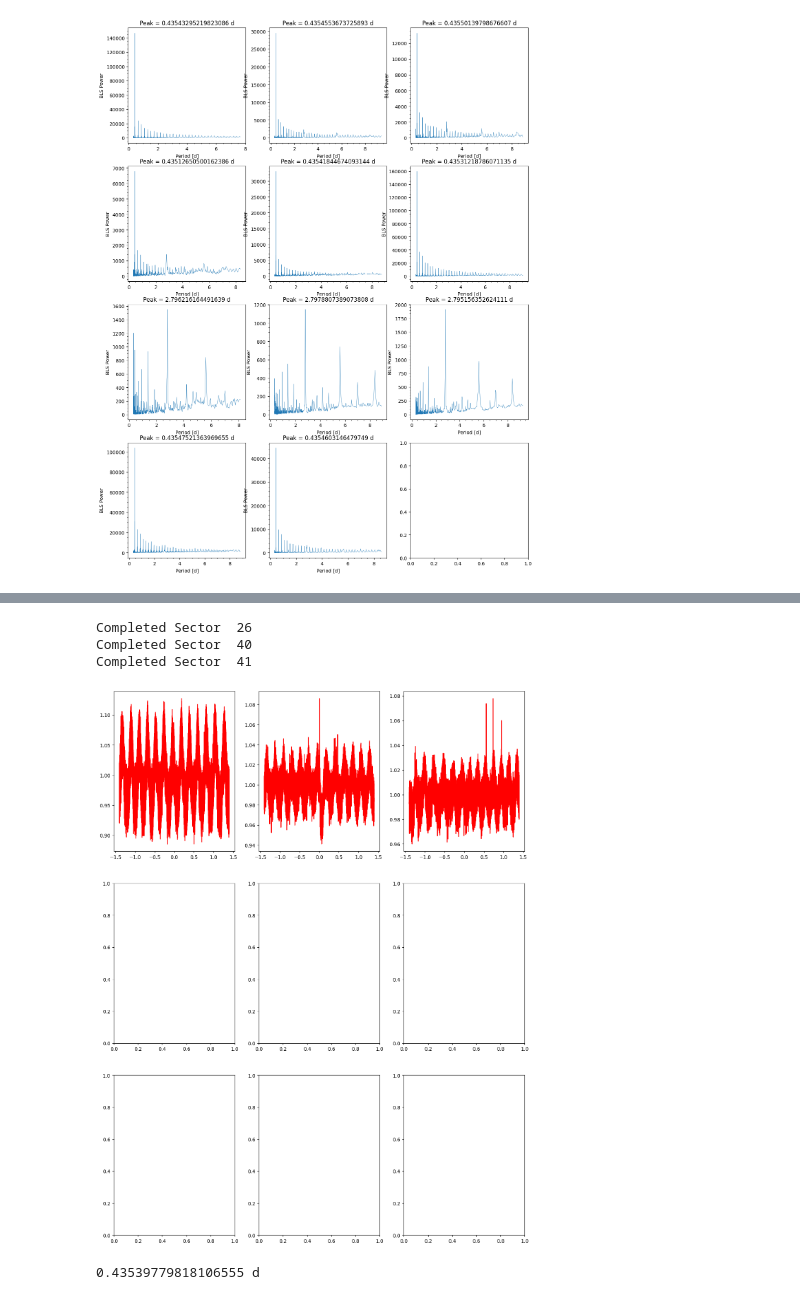
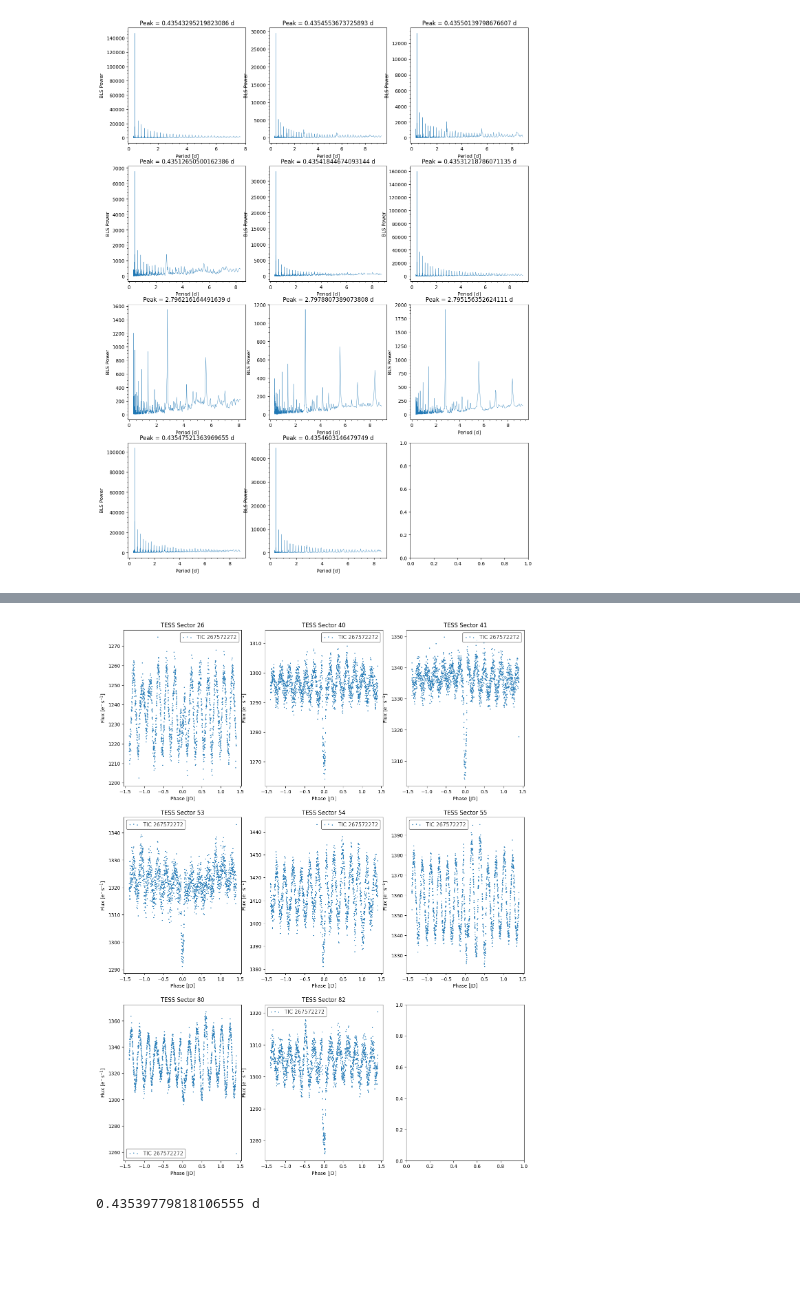
Before and after one commit to BoiseStatePlanetary/HAT-P-37-Transit-Timing-Analysis, a Jupyter notebook: code/Conditioning HAT-P-37 Data.ipynb, the cells around one changed output, grey strips where cells are left out. Saved outputs shown, nothing was run; the diff lists cells and outputs as text; code cells hidden in the pictures; blank space fills up the shorter version.

Commit message:
more adjusting to best detrend data

```diff
--- a/code/Conditioning HAT-P-37 Data.ipynb
+++ b/code/Conditioning HAT-P-37 Data.ipynb
@@ -286,8 +287,8 @@ print(BLS_average_period)
 fig, (ax1, ax2) = plt.subplots(1, 2, figsize=(16,9))
 bls_avg_folded_composite = composite_lc.fold(period=BLS_average_period)
 bls_avg_folded_composite.scatter(ax=ax1, normalize=True);
-for lc in BLS_list:
-    folded_lc = lc.fold(period=BLS_average_period)
+for i, lc in enumerate(BLS_list):
+    folded_lc = lc.fold(period=BLS_EB_period[i])
     folded_lc.scatter(ax=ax2, label=folded_lc.sector, normalize=True);
 # %% [output]
 0.43539779818106555 d
@@ -300,13 +344,18 @@ ax_indices = [(0, 0), (0, 1), (0, 2),
               (2, 0), (2, 1), (2, 2)]
 # note: this is a 1D list, but coded in this shape to help identify plot locations
 binsize = 120./86400. # 120 seconds to days
-test_list = BLS_list[:4]
+
+folded_list = []
 binned_folded_list = []
-for i, lc in enumerate(BLS_list):
-    folded_lc = lc.fold(period=average_period[i])  # with no epoch_time specificed this defaults to the first time in the series
-    binned_folded_lc = folded_lc.bin(binsize)
+for i, lc in enumerate([NO_transits_lc]):
+    folded_lc = lc.fold(period=BLS_EB_period[1])  # with no epoch_time specificed this defaults to the first time in the series
+    folded_lc_shift = lk.LightCurve(time=folded_lc.time - np.min(folded_lc.time), flux=folded_lc.flux, flux_err=folded_lc.flux_err)
+    handfold = lc.time.value % BLS_EB_period[1].value
+    folded_list.append(folded_lc_shift)
+    binned_folded_lc = folded_lc_shift.bin(binsize)
     binned_folded_list.append(binned_folded_lc)
     binned_folded_lc.scatter(ax=axs[ax_indices[i]])
+    axs[ax_indices[i]].scatter(handfold, lc.flux, color="r", zorder=-1)
     axs[ax_indices[i]].set_title(f"TESS Sector {folded_lc.sector}")
     axs[ax_indices[i]].get_legend().remove()  # Suppress the legend because it clutters up the plot.
 # %% [output]
@@ -371,45 +477,42 @@ for i, lc in enumerate(binned_folded_list):
 # %%
 # finally, use the fourier transform function to divide through FULL sector data to remove the EB
 
 fig, axs = plt.subplots(3, 3, figsize=(15, 20)) # create a figure with 4 rows and 3 columns to slot the tess lightcurves into
 ax_indices = [(0, 0), (0, 1), (0, 2),
               (1, 0), (1, 1), (1, 2),
               (2, 0), (2, 1), (2, 2)]
 # note: this is a 1D list, but coded in this shape to help identify plot locations
 # popt_fourier_bf_data
 
-for i, lc in enumerate(BLS_list[:3]):  # full sector light curves that are contaiminated by the EB
+for i, lc in enumerate(BLS_list):  # full sector light curves that are contaiminated by the EB
     # First plot all the sectors folded to the transit period.
-    transit_folded_lc = lc.fold(period=orbital_period)  # by not defining an epoch_time, we make it so that the EB fold and transit fold start at the same time
+    transit_folded_lc = lc.fold(period=orbital_period, epoch_time=epoch_0_BTJD)  # by not defining an epoch_time, we make it so that the EB fold and transit fold start at the same time
     # transit_folded_lc.scatter(ax=axs[ax_indices[i]])
     transit_binned = transit_folded_lc.bin(binsize)
-    # transit_folded_lc.scatter(ax=axs[ax_indices[i]])
+    transit_binned.scatter(ax=axs[ax_indices[i]])
 
     # how many EB phases are in a transit phase
     # print(average_period[i])
     EB_per_transit = orbital_period / average_period[i].value
     # print(f"There are {EB_per_transit} eclipses in one transit period of Sector {transit_folded_lc.sector}")
-    new_x = np.linspace(0, EB_per_transit*2*np.pi, len(transit_folded_lc.time.value), endpoint=True)  # we create a grid across the phase space we need with the length to match the data
-    fit_y = fourier_series(new_x, *popt_fourier_bf_data[i])
+    # new_x = np.linspace(0, EB_per_transit*2*np.pi, len(transit_folded_lc.time.value), endpoint=True)  # we create a grid across the phase space we need with the length to match the data
+    # fit_y = fourier_series(new_x, *popt_fourier_bf_data[i])
     # axs[ax_indices[i]].plot(transit_folded_lc.time.value, fit_y, '-', color='k', label="Fourier Series Fit")
 
-    flat_y = transit_folded_lc.flux / fit_y
-    axs[ax_indices[i]].plot(transit_folded_lc.time.value, flat_y, '-', color='r', label="Flattened")
-    print("Completed Sector ", transit_folded_lc.sector)
+    # flat_y = transit_folded_lc.flux / fit_y
+    # axs[ax_indices[i]].plot(transit_folded_lc.time.value, flat_y, '-', color='r', label="Flattened")
+    # print("Completed Sector ", transit_folded_lc.sector)
 
     # popt, pcov = curve_fit(fourier_series, fit_x, lc.flux.value, p0=true_params)
     # popt_fourier_bf_data.append(popt)
 
     # lc.scatter(ax=axs[ax_indices[i]])
     # new_x = np.linspace(0, 2*np.pi, 314, endpoint=True)
     # axs[ax_indices[i]].plot(phase, fourier_series(new_x, *popt), '-', color='k', label="Fourier Series Fit")
-    # axs[ax_indices[i]].set_title(f"TESS Sector {folded_lc.sector}")
+    axs[ax_indices[i]].set_title(f"TESS Sector {lc.sector}")
     # axs[ax_indices[i]].get_legend().remove()  # Suppress the legend because it clutters up the plot.
 # %% [output]
-Completed Sector  26
-Completed Sector  40
-Completed Sector  41
-[figure, old version]
+[figure, new version]
 # %%
 # Interpolate binned_folded_lc
 time = composite_lc.time.value
```
Also changed, not shown: parts of 10 cells of this notebook, 1 other file.
